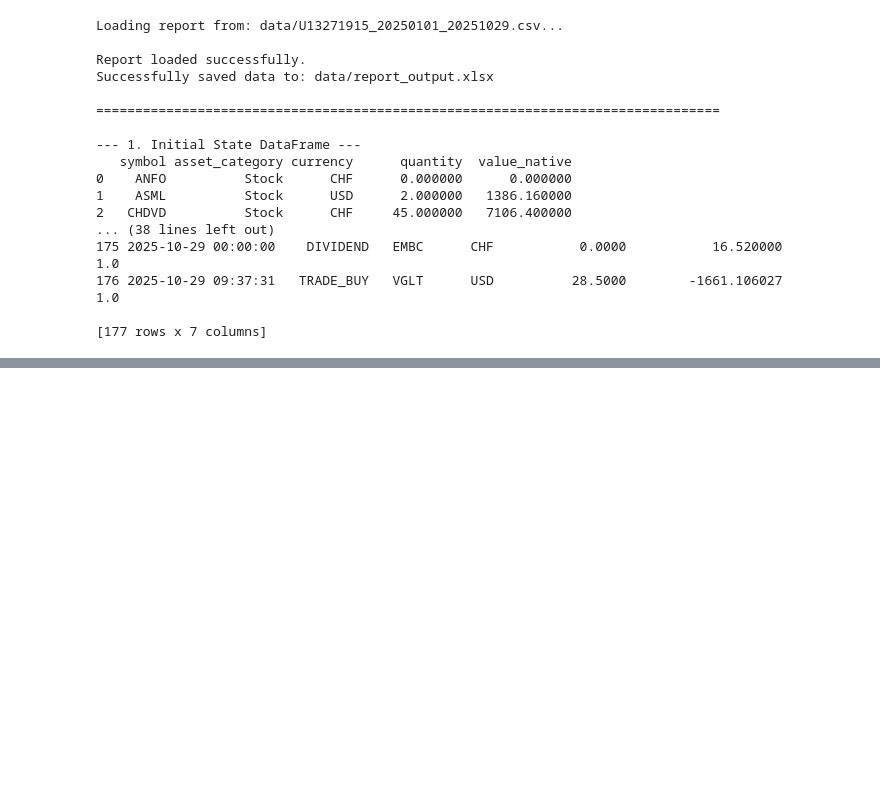
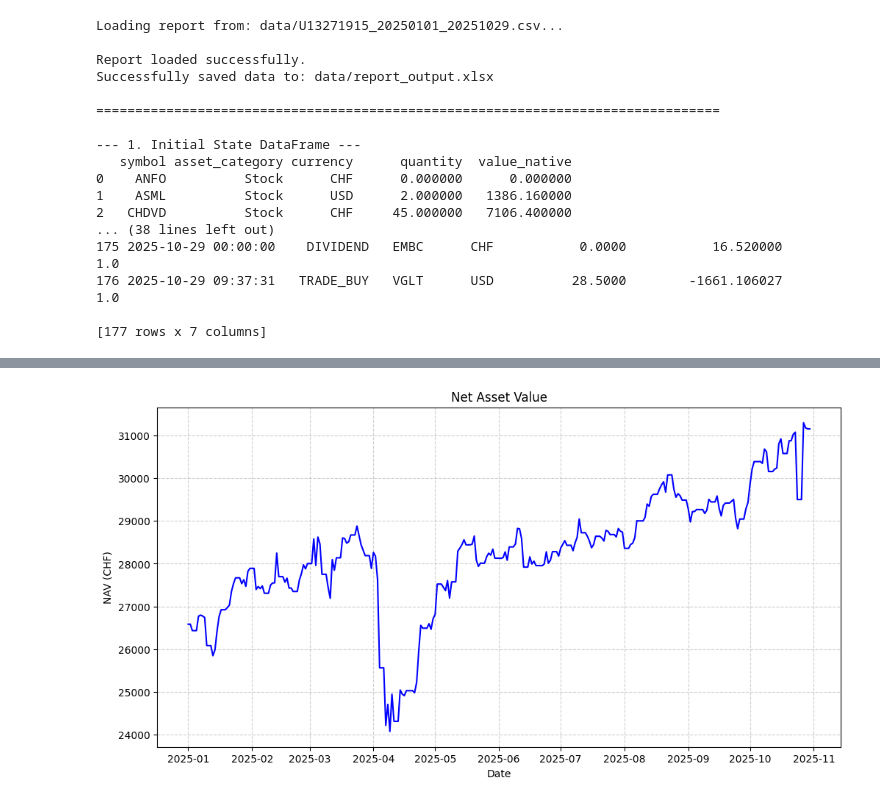
Before and after one commit to mmuranko/DSAP_Project_2025, a Jupyter notebook: analysis.ipynb, the cells around one changed output, grey strips where cells are left out. Drawn from its saved outputs; the diff is of its cells as text; code cells hidden in the pictures; blank space fills up the shorter version.

Commit message:
Updated modules, built margin rate scraper and simulation engine

```diff
--- a/analysis.ipynb
+++ b/analysis.ipynb
@@ -143,3 +142,29 @@ Date
 ------------------------------
 4. Saving to data/market_data.xlsx...
 Excel file saved successfully.
+# %%
+import pandas as pd
+from src import data_loader as dl
+from src import data_processor as dp
+from src import market_data_loader as mdl
+from src import portfolio_reconstructor as pr
+
+filepath = r'data/U13271915_20250101_20251029.csv'
+raw_data = dl.load_ibkr_report(filepath)
+clean_data = dp.apply_split_adjustments(raw_data)
+market_data = mdl.load_market_data(clean_data)
+
+portfolio_data = pr.reconstruct_portfolio(clean_data, market_data)
+
+excel_path = r'data/portfolio.xlsx'
+
+with pd.ExcelWriter(excel_path, engine='openpyxl') as writer:
+    for key, data_frame in portfolio_data.items():
+        # Safety check: ensure the item is actually a pandas object (DataFrame or Series)
+        if hasattr(data_frame, 'to_excel'):
+            # Sheet names have a 31 char limit in Excel, so we truncate just in case
+            sheet_name = key[:31]
+            data_frame.to_excel(writer, sheet_name=sheet_name)
+            print(f" - Wrote sheet: {sheet_name}")
+
+print(portfolio_data)
@@ -145,0 +189,20 @@ Excel file saved successfully.
+# %%
+import matplotlib.pyplot as plt
+
+# 1. Setup the canvas (width, height in inches)
+plt.figure(figsize=(12, 6))
+
+# 2. Plot the data
+# x-axis is the Index (Date), y-axis is the 'Close' price
+plt.plot(portfolio_data['total_nav'], color='blue')
+
+# 3. Styling
+plt.title(f"Net Asset Value")
+plt.xlabel("Date")
+plt.ylabel("NAV (CHF)") # Should be GBP if your logic worked!
+plt.grid(True, linestyle='--', alpha=0.6) # Adds a grid for readability
+
+# 4. Display
+plt.show()
+# %% [output]
+[figure, added]
```
Also changed, not shown: parts of 11 cells of this notebook, 7 other files.
